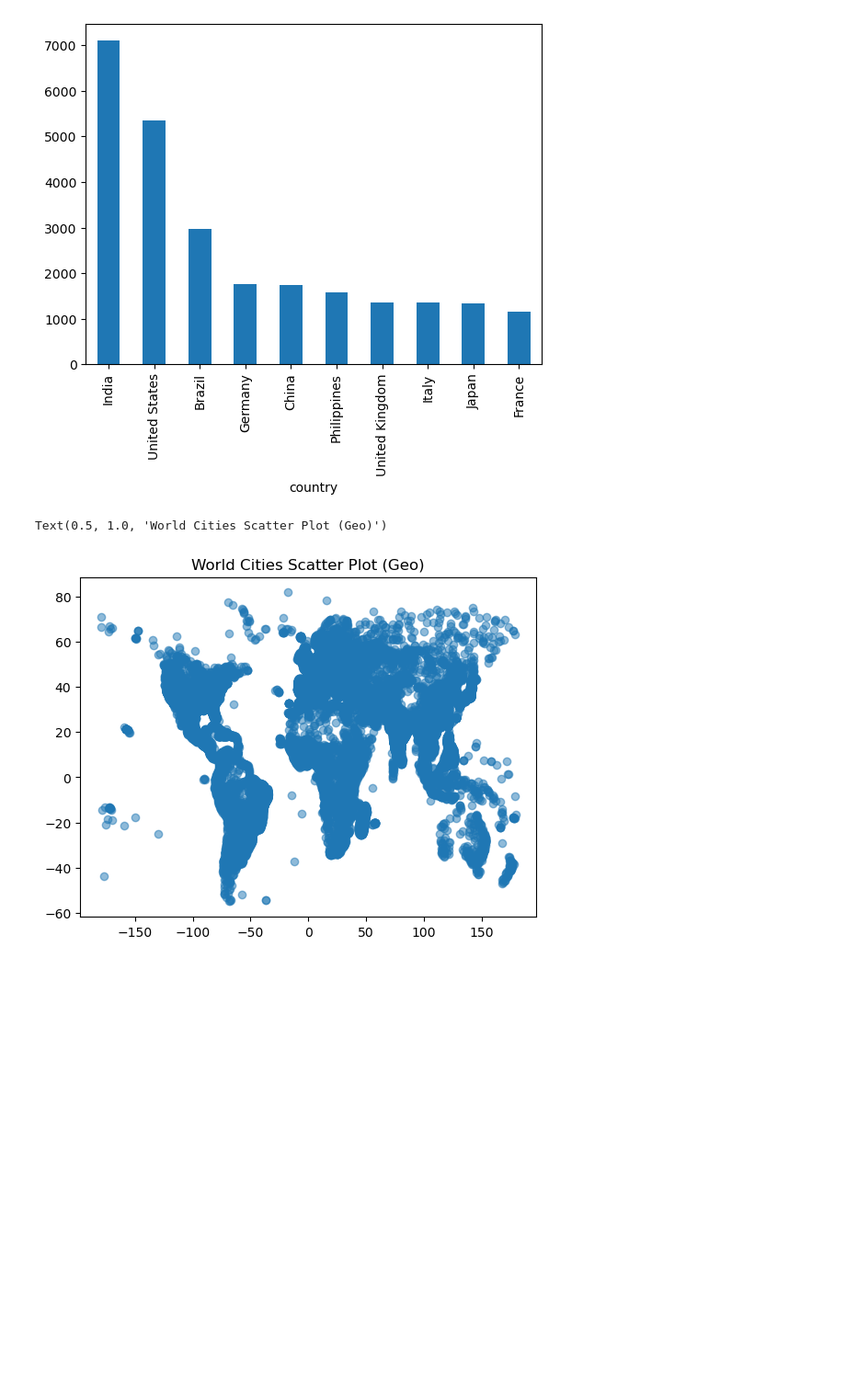
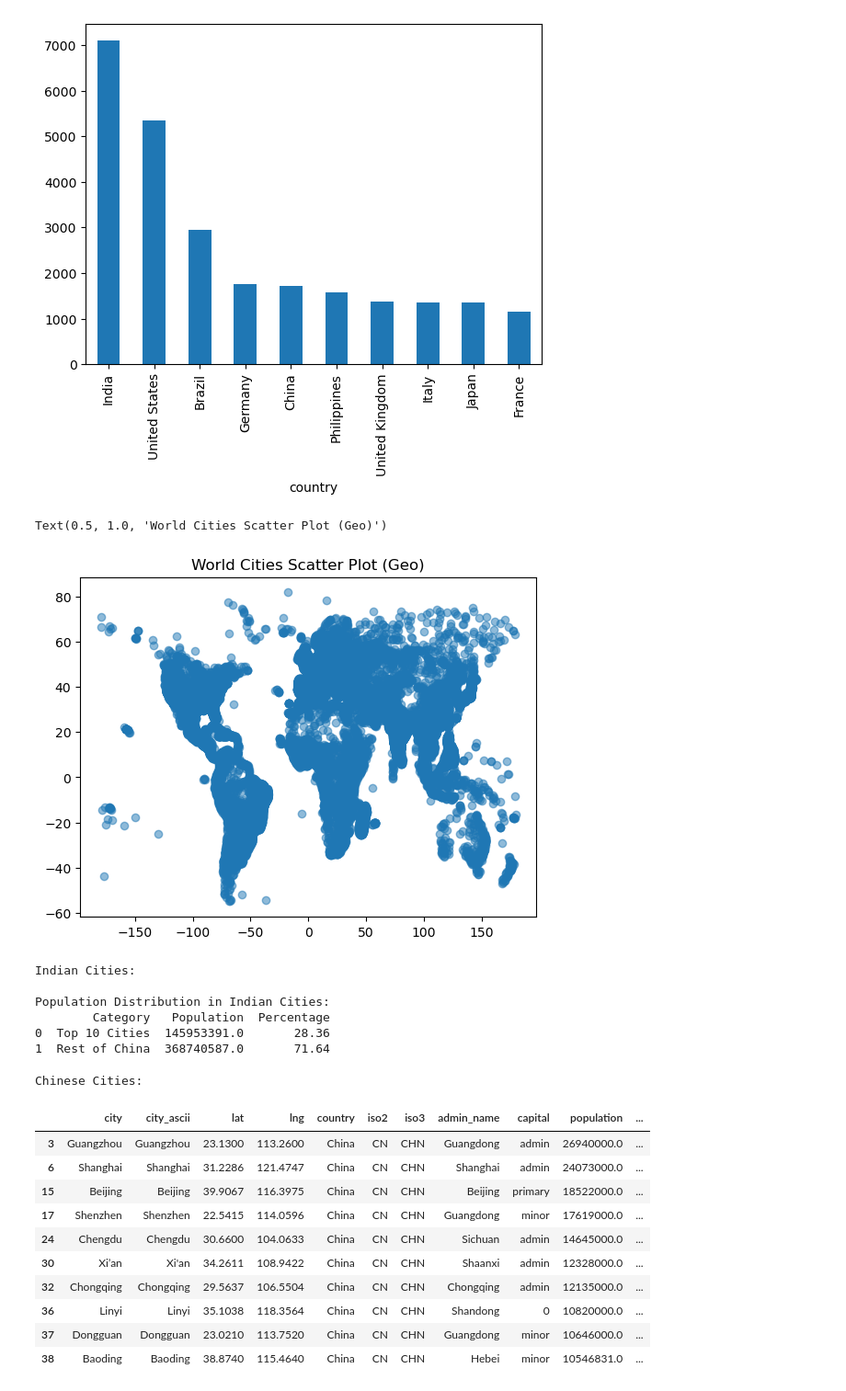
Before and after one commit to akhi-raj/world-cities-population-analysis, a Jupyter notebook: world-cities.ipynb, the cells around one changed output. Shown: that part at 92% size. Cells and saved outputs as stored; diff of their text form; code cells hidden in the pictures; blank space fills up the shorter version.

Commit message:
added deep analysis of indian and chinese cities

```diff
--- a/world-cities.ipynb
+++ b/world-cities.ipynb
@@ -1,7 +1,7 @@
 # %%
 import pandas as pd
 # %%
-df = pd.read_csv(r"C:\Users\Admin\Downloads\wcp\dataset\worldcities.csv")
+df = pd.read_csv(r"C:\Users\Admin\Downloads\God\God\Brass Shree Shyam Idol Large\world-cities-population\dataset\worldcities_DW-002.csv")
 # %%
 df.shape
 # %% [output]
@@ -134,4 +247,51 @@ plt.scatter(df['lng'], df['lat'], alpha=0.5)
 plt.title("World Cities Scatter Plot (Geo)")
 # %% [output]
 Text(0.5, 1.0, 'World Cities Scatter Plot (Geo)')
-[figure, old version]
+[figure, new version]
+# %%
+# Filter for Indian cities
+indian_cities = df[df['country'] == 'India']
+print("Indian Cities:")
+indian_cities.sort_values(by="population", ascending=False).head(10)
+
+
+indian_cities = df[df['country'] == 'India']
+top_10 = indian_cities.sort_values(by="population", ascending=False).head(10)
+
+top_10_populated_cities = top_10["population"].sum()
+rest_population = indian_cities["population"].sum() - top_10_populated_cities
+
+population_distribution = pd.DataFrame({
+    'Category': ['Top 10 Cities', 'Rest of China'],
+    'Population': [top_10_populated_cities, rest_population]
+})
+
+total_population = population_distribution['Population'].sum()
+population_distribution['Percentage'] = (population_distribution['Population'] / total_population * 100).round(2)
+
+print("\nPopulation Distribution in Indian Cities:")
+print(population_distribution)
+# %% [output]
+Indian Cities:
+
+Population Distribution in Indian Cities:
+        Category   Population  Percentage
+0  Top 10 Cities  145953391.0       28.36
+1  Rest of China  368740587.0       71.64
+# %%
+chinese_cities = df[df['country'] == 'China']
+print("\nChinese Cities:")
+chinese_cities.sort_values(by= "population", ascending=False).head(10)
+# %% [output]
+Chinese Cities:
+|  | city | city_ascii | lat | lng | country | iso2 | iso3 | admin_name | capital | population | ... |
+| 3 | Guangzhou | Guangzhou | 23.1300 | 113.2600 | China | CN | CHN | Guangdong | admin | 26940000.0 | ... |
+| 6 | Shanghai | Shanghai | 31.2286 | 121.4747 | China | CN | CHN | Shanghai | admin | 24073000.0 | ... |
+| 15 | Beijing | Beijing | 39.9067 | 116.3975 | China | CN | CHN | Beijing | primary | 18522000.0 | ... |
+| 17 | Shenzhen | Shenzhen | 22.5415 | 114.0596 | China | CN | CHN | Guangdong | minor | 17619000.0 | ... |
+| 24 | Chengdu | Chengdu | 30.6600 | 104.0633 | China | CN | CHN | Sichuan | admin | 14645000.0 | ... |
+| 30 | Xi’an | Xi'an | 34.2611 | 108.9422 | China | CN | CHN | Shaanxi | admin | 12328000.0 | ... |
+| 32 | Chongqing | Chongqing | 29.5637 | 106.5504 | China | CN | CHN | Chongqing | admin | 12135000.0 | ... |
+| 36 | Linyi | Linyi | 35.1038 | 118.3564 | China | CN | CHN | Shandong | 0 | 10820000.0 | ... |
+| 37 | Dongguan | Dongguan | 23.0210 | 113.7520 | China | CN | CHN | Guangdong | minor | 10646000.0 | ... |
+| 38 | Baoding | Baoding | 38.8740 | 115.4640 | China | CN | CHN | Hebei | minor | 10546831.0 | ... |
```
Also changed, not shown: parts of 12 cells of this notebook.
